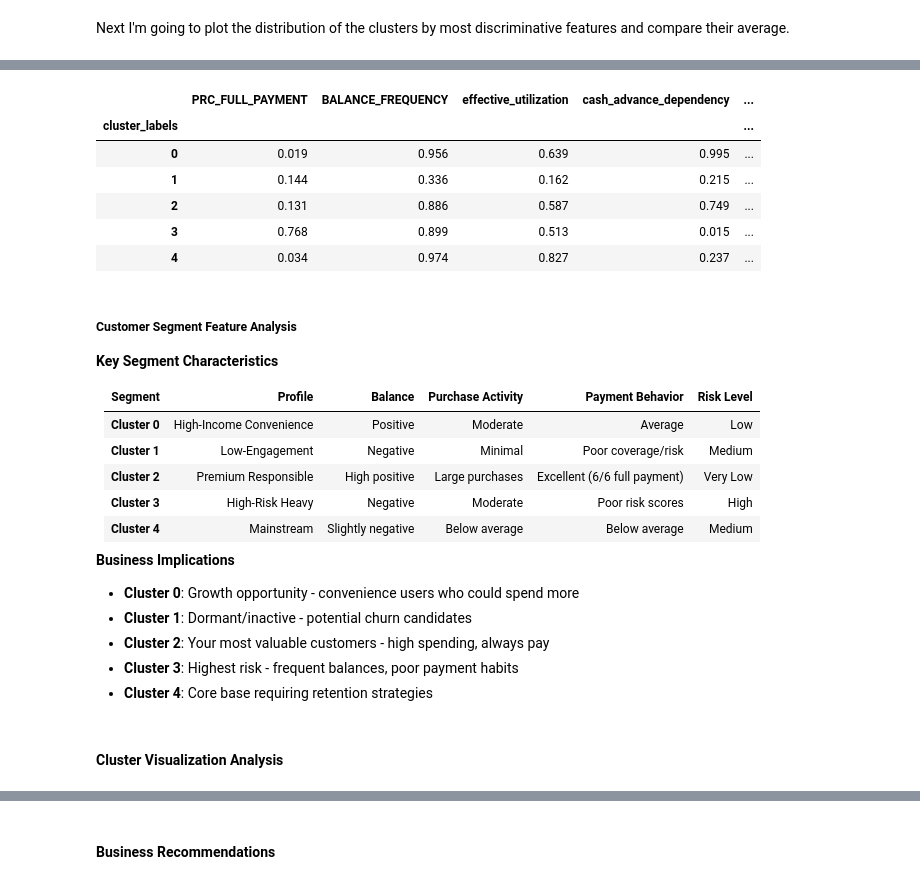
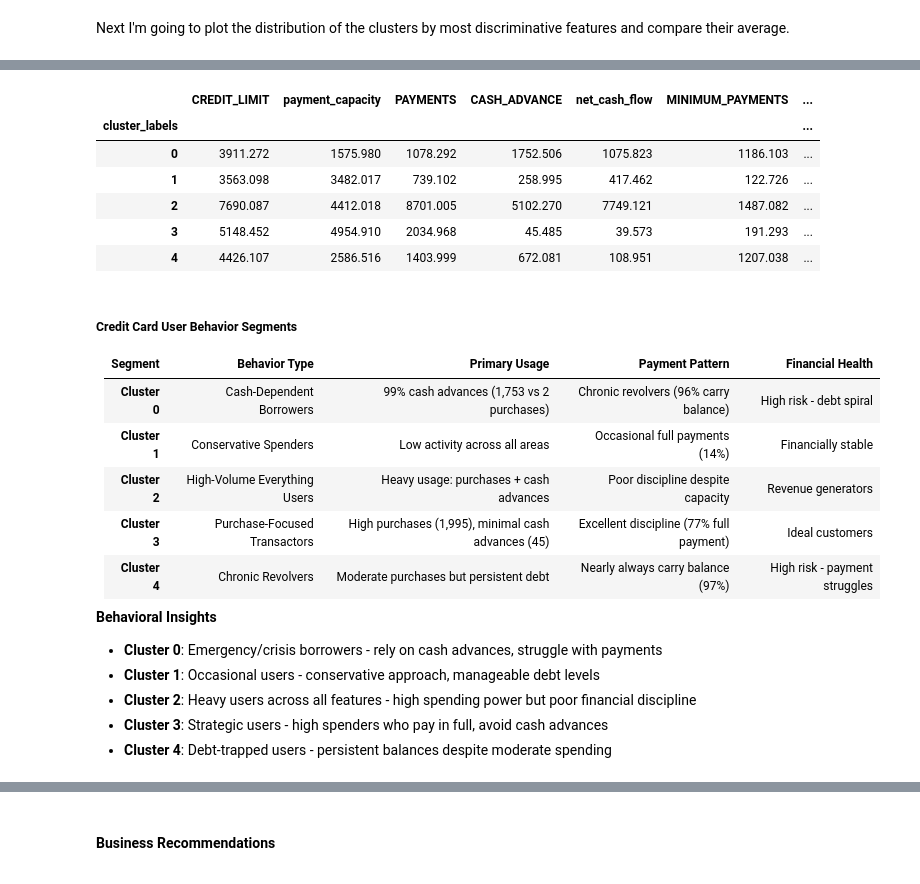
Before and after one commit to ehicham95/credit_card_insurance_use, a Jupyter notebook: credit_card_users_segmentation.ipynb, the cells around one changed output, grey strips where cells are left out. Cells and saved outputs as stored; diff of their text form; code cells hidden in the pictures.

Commit message:
checkpoint** TODO: add link to power bi KPIs

```diff
--- a/credit_card_users_segmentation.ipynb
+++ b/credit_card_users_segmentation.ipynb
@@ -464,47 +724,46 @@ plt.show()
 # %%
-df_risk_final = pd.concat([pd.Series(cluster_labels, name='cluster_labels'), X], axis=1)
 # Cluster summary statistics
 cluster_summary = df_risk_final.groupby('cluster_labels').agg({
-    'PRC_FULL_PAYMENT': 'mean',
-    'BALANCE_FREQUENCY': 'mean',
-    'effective_utilization': 'mean',
-    'cash_advance_dependency': 'mean',
-    'payment_risk_score': 'mean',
+    'CREDIT_LIMIT': 'mean',
+    'payment_capacity': 'mean',
+    'PAYMENTS': 'mean',
+    'CASH_ADVANCE': 'mean',
+    'net_cash_flow': 'mean',
+    'MINIMUM_PAYMENTS': 'mean',
     'PURCHASES': 'mean',
     'BALANCE': 'mean',
-    'revolver_flag': 'mean',
-    'payment_to_balance_ratio': 'mean',
-    'debt_to_limit': 'mean'
+    'payment_coverage': 'mean',
+    'PRC_FULL_PAYMENT': 'mean',  # Add this back
+    'BALANCE_FREQUENCY': 'mean',   # Add this back
+    'debt_to_limit': 'mean',
+    'payment_capacity': 'mean',
+    'INSTALLMENTS_PURCHASES': 'mean'
 }).round(3)
 
 display(cluster_summary)
 # %% [output]
-|  | PRC_FULL_PAYMENT | BALANCE_FREQUENCY | effective_utilization | cash_advance_dependency | ... |
-| cluster_labels |  |  |  |  | ... |
-| 0 | 0.019 | 0.956 | 0.639 | 0.995 | ... |
-| 1 | 0.144 | 0.336 | 0.162 | 0.215 | ... |
-| 2 | 0.131 | 0.886 | 0.587 | 0.749 | ... |
-| 3 | 0.768 | 0.899 | 0.513 | 0.015 | ... |
-| 4 | 0.034 | 0.974 | 0.827 | 0.237 | ... |
+|  | CREDIT_LIMIT | payment_capacity | PAYMENTS | CASH_ADVANCE | net_cash_flow | MINIMUM_PAYMENTS | ... |
+| cluster_labels |  |  |  |  |  |  | ... |
+| 0 | 3911.272 | 1575.980 | 1078.292 | 1752.506 | 1075.823 | 1186.103 | ... |
+| 1 | 3563.098 | 3482.017 | 739.102 | 258.995 | 417.462 | 122.726 | ... |
+| 2 | 7690.087 | 4412.018 | 8701.005 | 5102.270 | 7749.121 | 1487.082 | ... |
+| 3 | 5148.452 | 4954.910 | 2034.968 | 45.485 | 39.573 | 191.293 | ... |
+| 4 | 4426.107 | 2586.516 | 1403.999 | 672.081 | 108.951 | 1207.038 | ... |
 # %% [markdown]
-##### **Customer Segment Feature Analysis**
+##### **Credit Card User Behavior Segments**
 
-**Key Segment Characteristics**
+| Segment | Behavior Type | Primary Usage | Payment Pattern | Financial Health |
+|---------|---------------|---------------|-----------------|------------------|
+| **Cluster 0** | Cash-Dependent Borrowers | 99% cash advances (1,753 vs 2 purchases) | Chronic revolvers (96% carry balance) | High risk - debt spiral |
+| **Cluster 1** | Conservative Spenders | Low activity across all areas | Occasional full payments (14%) | Financially stable |
+| **Cluster 2** | High-Volume Everything Users | Heavy usage: purchases + cash advances | Poor discipline despite capacity | Revenue generators |
+| **Cluster 3** | Purchase-Focused Transactors | High purchases (1,995), minimal cash advances (45) | Excellent discipline (77% full payment) | Ideal customers |
+| **Cluster 4** | Chronic Revolvers | Moderate purchases but persistent debt | Nearly always carry balance (97%) | High risk - payment struggles |
 
-| Segment | Profile | Balance | Purchase Activity | Payment Behavior | Risk Level |
-|---------|---------|---------|-------------------|------------------|------------|
-| **Cluster 0** | High-Income Convenience | Positive | Moderate | Average | Low |
-| **Cluster 1** | Low-Engagement | Negative | Minimal | Poor coverage/risk | Medium |
-| **Cluster 2** | Premium Responsible | High positive | Large purchases | Excellent (6/6 full payment) | Very Low |
-| **Cluster 3** | High-Risk Heavy | Negative | Moderate | Poor risk scores | High |
-| **Cluster 4** | Mainstream | Slightly negative | Below average | Below average | Medium |
+**Behavioral Insights**
 
-**Business Implications**
-
-- **Cluster 0**: Growth opportunity - convenience users who could spend more
-- **Cluster 1**: Dormant/inactive - potential churn candidates
-- **Cluster 2**: Your most valuable customers - high spending, always pay
-- **Cluster 3**: Highest risk - frequent balances, poor payment habits
-- **Cluster 4**: Core base requiring retention strategies
+- **Cluster 0**: Emergency/crisis borrowers - rely on cash advances, struggle with payments
+- **Cluster 1**: Occasional users - conservative approach, manageable debt levels
+- **Cluster 2**: Heavy users across all features - high spending power but poor financial discipline
+- **Cluster 3**: Strategic users - high spenders who pay in full, avoid cash advances
+- **Cluster 4**: Debt-trapped users - persistent balances despite moderate spending
-# %% [markdown]
-#### **Cluster Visualization Analysis**
```
Also changed, not shown: parts of 33 cells of this notebook, 3 other files.
